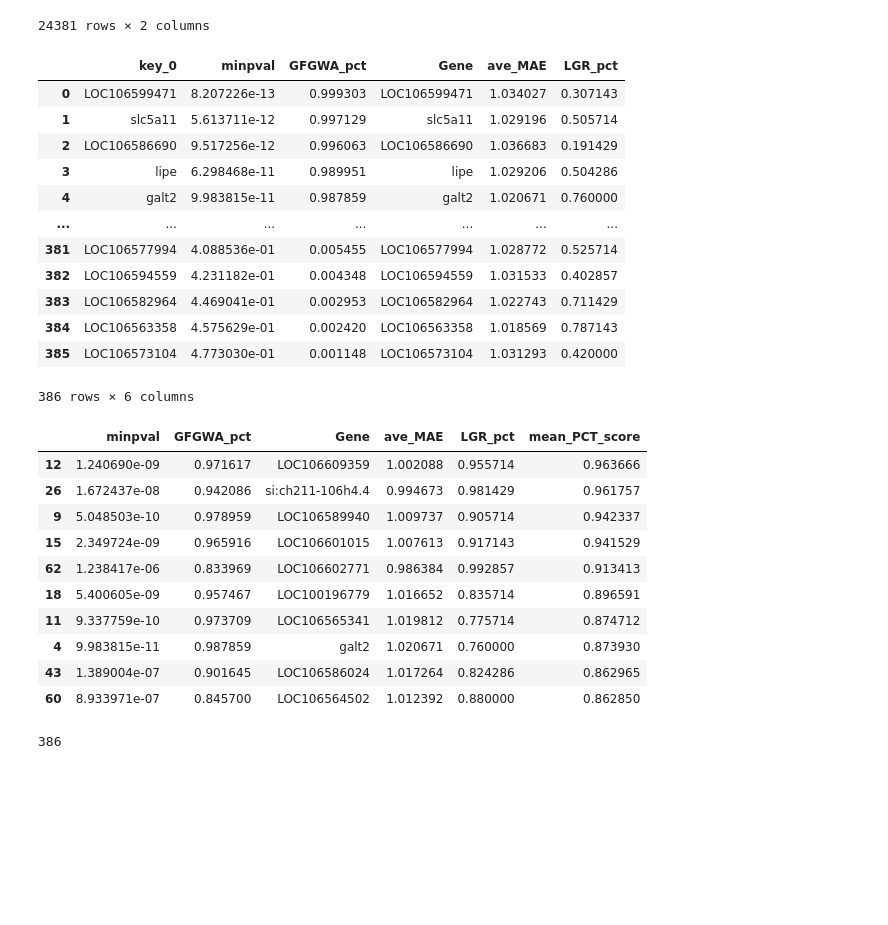
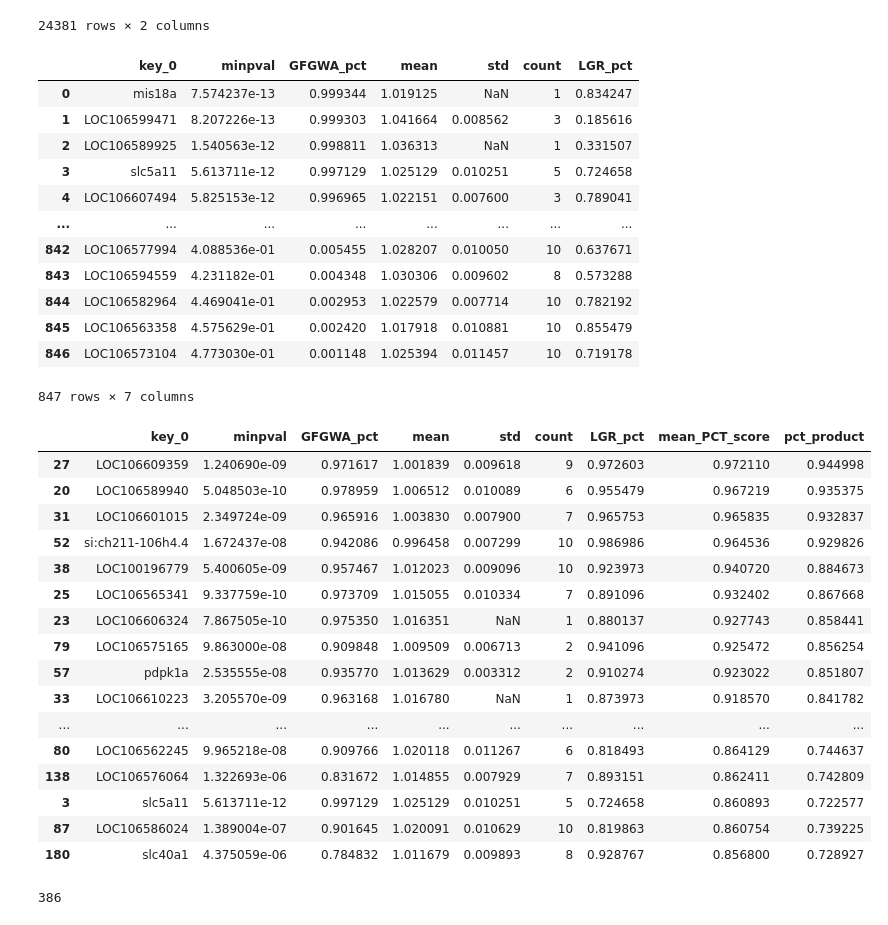
Before and after one commit to EBI-Metagenomics/causal_multi-omics_recommender, a Jupyter notebook: code/nexus/combine_results.ipynb, the cells around one changed output. Saved outputs shown, nothing was run; the diff lists cells and outputs as text; code cells hidden in the pictures; blank space fills up the shorter version.

```diff
--- a/code/nexus/combine_results.ipynb
+++ b/code/nexus/combine_results.ipynb
@@ -21,0 +92,3 @@ LGR_df
+# %%
+LGR_agg_df = pd.concat([mean_df, std_df, count_df], axis=1)
+LGR_agg_df
@@ -42,4 +169,7 @@ GFGWA_df
 LGR_df["LGR_pct"] = LGR_df["ave_MAE"].rank(pct=True, ascending=False)
 LGR_df.sort_values(by="LGR_pct", ascending=False, inplace=True)
 LGR_df
+LGR_agg_df["LGR_pct"] = LGR_agg_df["mean"].rank(pct=True, ascending=False)
+LGR_agg_df.sort_values(by="LGR_pct", ascending=False, inplace=True)
+LGR_agg_df.head(10)
 # %% [output]
@@ -75,40 +206,49 @@ GFGWA_df
 | LOC106563370 | 5.000000e-01 | 0.000041 |
 24381 rows × 2 columns
 # %%
-combined_df = pd.merge(left=GFGWA_df, left_on=GFGWA_df.index, right=LGR_df, right_on=LGR_df["Gene"])
+#combined_df = pd.merge(left=GFGWA_df, left_on=GFGWA_df.index, right=LGR_df, right_on=LGR_df["Gene"])
+combined_df = pd.merge(left=GFGWA_df, left_on=GFGWA_df.index, right=LGR_agg_df, right_on=LGR_agg_df.index)
 combined_df
 # %% [output]
-|  | key_0 | minpval | GFGWA_pct | Gene | ave_MAE | LGR_pct |
-| 0 | LOC106599471 | 8.207226e-13 | 0.999303 | LOC106599471 | 1.034027 | 0.307143 |
-| 1 | slc5a11 | 5.613711e-12 | 0.997129 | slc5a11 | 1.029196 | 0.505714 |
-| 2 | LOC106586690 | 9.517256e-12 | 0.996063 | LOC106586690 | 1.036683 | 0.191429 |
-| 3 | lipe | 6.298468e-11 | 0.989951 | lipe | 1.029206 | 0.504286 |
-| 4 | galt2 | 9.983815e-11 | 0.987859 | galt2 | 1.020671 | 0.760000 |
-| ... | ... | ... | ... | ... | ... | ... |
-| 381 | LOC106577994 | 4.088536e-01 | 0.005455 | LOC106577994 | 1.028772 | 0.525714 |
-| 382 | LOC106594559 | 4.231182e-01 | 0.004348 | LOC106594559 | 1.031533 | 0.402857 |
-| 383 | LOC106582964 | 4.469041e-01 | 0.002953 | LOC106582964 | 1.022743 | 0.711429 |
-| 384 | LOC106563358 | 4.575629e-01 | 0.002420 | LOC106563358 | 1.018569 | 0.787143 |
-| 385 | LOC106573104 | 4.773030e-01 | 0.001148 | LOC106573104 | 1.031293 | 0.420000 |
+|  | key_0 | minpval | GFGWA_pct | mean | std | count | LGR_pct |
+| 0 | mis18a | 7.574237e-13 | 0.999344 | 1.019125 | NaN | 1 | 0.834247 |
+| 1 | LOC106599471 | 8.207226e-13 | 0.999303 | 1.041664 | 0.008562 | 3 | 0.185616 |
+| 2 | LOC106589925 | 1.540563e-12 | 0.998811 | 1.036313 | NaN | 1 | 0.331507 |
+| 3 | slc5a11 | 5.613711e-12 | 0.997129 | 1.025129 | 0.010251 | 5 | 0.724658 |
+| 4 | LOC106607494 | 5.825153e-12 | 0.996965 | 1.022151 | 0.007600 | 3 | 0.789041 |
+| ... | ... | ... | ... | ... | ... | ... | ... |
+| 842 | LOC106577994 | 4.088536e-01 | 0.005455 | 1.028207 | 0.010050 | 10 | 0.637671 |
+| 843 | LOC106594559 | 4.231182e-01 | 0.004348 | 1.030306 | 0.009602 | 8 | 0.573288 |
+| 844 | LOC106582964 | 4.469041e-01 | 0.002953 | 1.022579 | 0.007714 | 10 | 0.782192 |
+| 845 | LOC106563358 | 4.575629e-01 | 0.002420 | 1.017918 | 0.010881 | 10 | 0.855479 |
+| 846 | LOC106573104 | 4.773030e-01 | 0.001148 | 1.025394 | 0.011457 | 10 | 0.719178 |
-386 rows × 6 columns
+847 rows × 7 columns
 # %%
 combined_df["mean_PCT_score"] = (combined_df["GFGWA_pct"] + combined_df["LGR_pct"])/2
+# %%
+combined_df["pct_product"] = combined_df["GFGWA_pct"] * combined_df["LGR_pct"]
 # %%
-combined_df_display = combined_df.drop('key_0', axis=1)
+combined_df_display = combined_df#.drop('key_0', axis=1)
 combined_df_display.rename(columns={'minpval': 'GFGWA_pval'})
-combined_df_display.sort_values(by="mean_PCT_score", ascending=False).head(10)
+combined_df_display.sort_values(by="mean_PCT_score", ascending=False).head(30)
 # %% [output]
-|  | minpval | GFGWA_pct | Gene | ave_MAE | LGR_pct | mean_PCT_score |
-| 12 | 1.240690e-09 | 0.971617 | LOC106609359 | 1.002088 | 0.955714 | 0.963666 |
-| 26 | 1.672437e-08 | 0.942086 | si:ch211-106h4.4 | 0.994673 | 0.981429 | 0.961757 |
-| 9 | 5.048503e-10 | 0.978959 | LOC106589940 | 1.009737 | 0.905714 | 0.942337 |
-| 15 | 2.349724e-09 | 0.965916 | LOC106601015 | 1.007613 | 0.917143 | 0.941529 |
-| 62 | 1.238417e-06 | 0.833969 | LOC106602771 | 0.986384 | 0.992857 | 0.913413 |
-| 18 | 5.400605e-09 | 0.957467 | LOC100196779 | 1.016652 | 0.835714 | 0.896591 |
-| 11 | 9.337759e-10 | 0.973709 | LOC106565341 | 1.019812 | 0.775714 | 0.874712 |
-| 4 | 9.983815e-11 | 0.987859 | galt2 | 1.020671 | 0.760000 | 0.873930 |
-| 43 | 1.389004e-07 | 0.901645 | LOC106586024 | 1.017264 | 0.824286 | 0.862965 |
-| 60 | 8.933971e-07 | 0.845700 | LOC106564502 | 1.012392 | 0.880000 | 0.862850 |
+|  | key_0 | minpval | GFGWA_pct | mean | std | count | LGR_pct | mean_PCT_score | pct_product |
+| 27 | LOC106609359 | 1.240690e-09 | 0.971617 | 1.001839 | 0.009618 | 9 | 0.972603 | 0.972110 | 0.944998 |
+| 20 | LOC106589940 | 5.048503e-10 | 0.978959 | 1.006512 | 0.010089 | 6 | 0.955479 | 0.967219 | 0.935375 |
+| 31 | LOC106601015 | 2.349724e-09 | 0.965916 | 1.003830 | 0.007900 | 7 | 0.965753 | 0.965835 | 0.932837 |
+| 52 | si:ch211-106h4.4 | 1.672437e-08 | 0.942086 | 0.996458 | 0.007299 | 10 | 0.986986 | 0.964536 | 0.929826 |
+| 38 | LOC100196779 | 5.400605e-09 | 0.957467 | 1.012023 | 0.009096 | 10 | 0.923973 | 0.940720 | 0.884673 |
+| 25 | LOC106565341 | 9.337759e-10 | 0.973709 | 1.015055 | 0.010334 | 7 | 0.891096 | 0.932402 | 0.867668 |
+| 23 | LOC106606324 | 7.867505e-10 | 0.975350 | 1.016351 | NaN | 1 | 0.880137 | 0.927743 | 0.858441 |
+| 79 | LOC106575165 | 9.863000e-08 | 0.909848 | 1.009509 | 0.006713 | 2 | 0.941096 | 0.925472 | 0.856254 |
+| 57 | pdpk1a | 2.535555e-08 | 0.935770 | 1.013629 | 0.003312 | 2 | 0.910274 | 0.923022 | 0.851807 |
+| 33 | LOC106610223 | 3.205570e-09 | 0.963168 | 1.016780 | NaN | 1 | 0.873973 | 0.918570 | 0.841782 |
+| ... | ... | ... | ... | ... | ... | ... | ... | ... | ... |
+| 80 | LOC106562245 | 9.965218e-08 | 0.909766 | 1.020118 | 0.011267 | 6 | 0.818493 | 0.864129 | 0.744637 |
+| 138 | LOC106576064 | 1.322693e-06 | 0.831672 | 1.014855 | 0.007929 | 7 | 0.893151 | 0.862411 | 0.742809 |
+| 3 | slc5a11 | 5.613711e-12 | 0.997129 | 1.025129 | 0.010251 | 5 | 0.724658 | 0.860893 | 0.722577 |
+| 87 | LOC106586024 | 1.389004e-07 | 0.901645 | 1.020091 | 0.010629 | 10 | 0.819863 | 0.860754 | 0.739225 |
+| 180 | slc40a1 | 4.375059e-06 | 0.784832 | 1.011679 | 0.009893 | 8 | 0.928767 | 0.856800 | 0.728927 |
 # %%
 len(combined_df["Gene"].unique())
 # %% [output]
```
Also changed, not shown: parts of 12 cells of this notebook, 4 other files.
